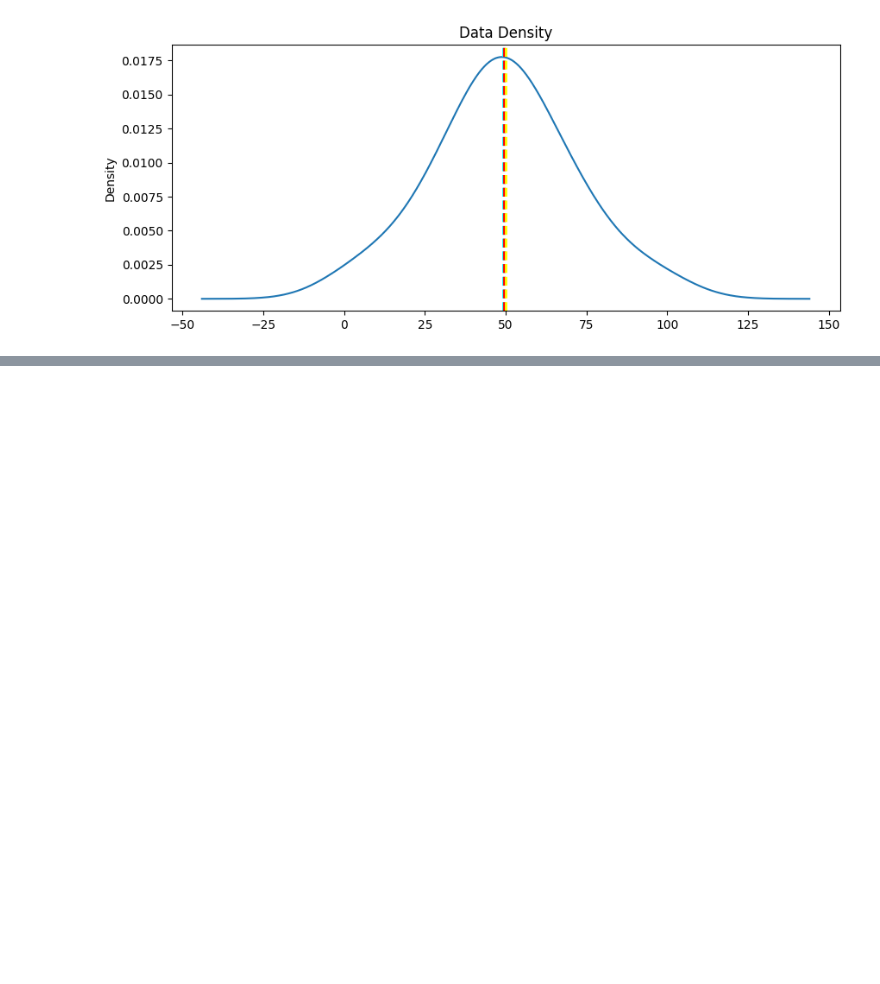
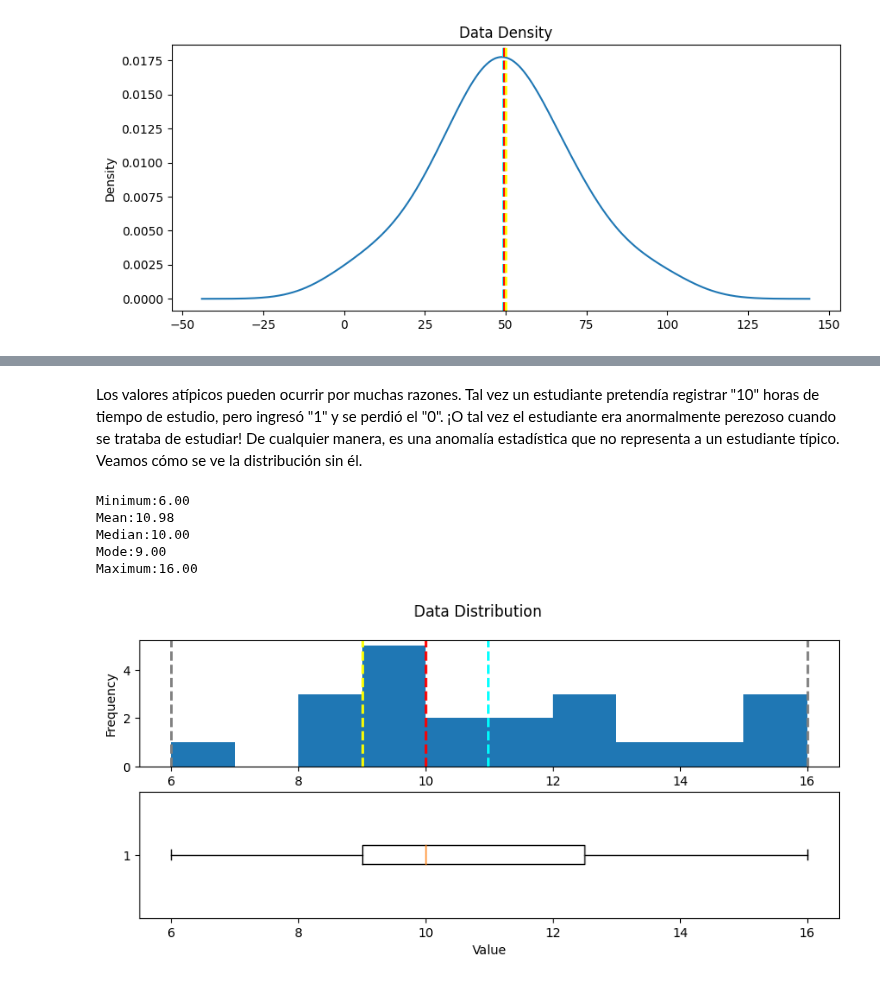
Before and after one commit to juanjolopez28/DataScience, a Jupyter notebook: RetoMicrosoft/python_forData/exploracion_Analisis_deDatos.ipynb, the cells around one changed output, grey strips where cells are left out. Saved outputs shown, nothing was run; the diff lists cells and outputs as text; code cells hidden in the pictures; blank space fills up the shorter version.

```diff
--- a/RetoMicrosoft/python_forData/exploracion_Analisis_deDatos.ipynb
+++ b/RetoMicrosoft/python_forData/exploracion_Analisis_deDatos.ipynb
@@ -641,0 +742,16 @@ show_density(col)
+# %% [markdown]
+Los valores atípicos pueden ocurrir por muchas razones. Tal vez un estudiante pretendía registrar "10" horas de tiempo de estudio, pero ingresó "1" y se perdió el "0". ¡O tal vez el estudiante era anormalmente perezoso cuando se trataba de estudiar! De cualquier manera, es una anomalía estadística que no representa a un estudiante típico. Veamos cómo se ve la distribución sin él.
+# %%
+# Get the variable to examine
+# We will only get students who have studied more than one hour
+col = df_students[df_students.StudyHours>1]['StudyHours']
+
+# Call the function
+show_distribution(col)
+# %% [output]
+Minimum:6.00
+Mean:10.98
+Median:10.00
+Mode:9.00
+Maximum:16.00
+[figure, added]
```
Also changed, not shown: parts of 38 cells of this notebook, 1 other file.
